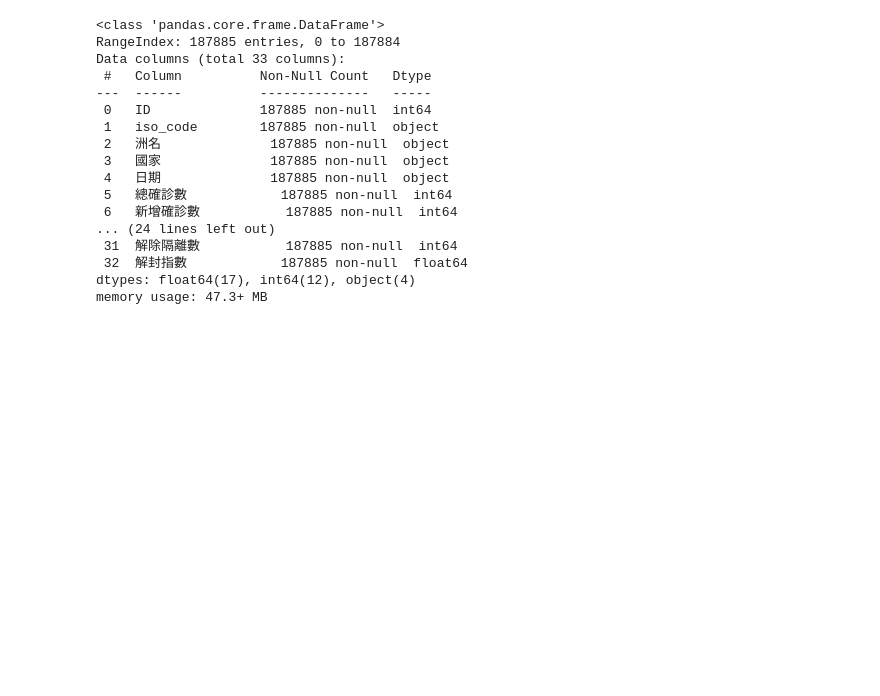
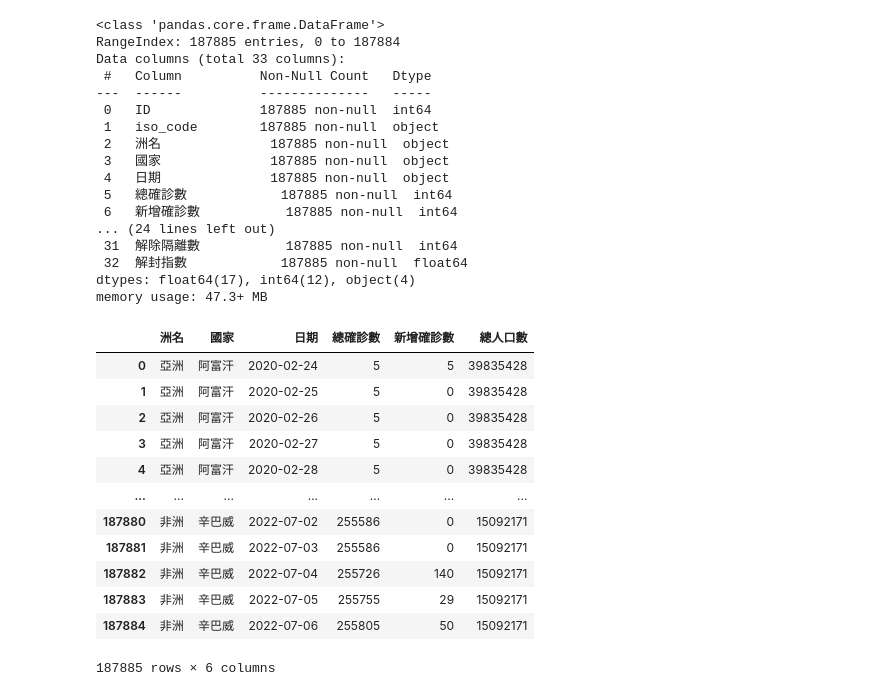
Before and after one commit to Ruanck09/__08_28__Lesson_1_3__, a Jupyter notebook: lesson18_1.ipynb, the cells around one changed output. Saved outputs shown, nothing was run; the diff lists cells and outputs as text; code cells hidden in the pictures; blank space fills up the shorter version.

```diff
--- a/lesson18_1.ipynb
+++ b/lesson18_1.ipynb
@@ -37,3 +37,21 @@ Data columns (total 33 columns):
  32  解封指數            187885 non-null  float64
 dtypes: float64(17), int64(12), object(4)
 memory usage: 47.3+ MB
+# %%
+#利用reindex(),取出所需要的欄位
+dataframe2 = dataframe1.reindex(columns=['洲名', '國家', '日期', '總確診數', '新增確診數', '總人口數'])
+dataframe2
+# %% [output]
+|  | 洲名 | 國家 | 日期 | 總確診數 | 新增確診數 | 總人口數 |
+| 0 | 亞洲 | 阿富汗 | 2020-02-24 | 5 | 5 | 39835428 |
+| 1 | 亞洲 | 阿富汗 | 2020-02-25 | 5 | 0 | 39835428 |
+| 2 | 亞洲 | 阿富汗 | 2020-02-26 | 5 | 0 | 39835428 |
+| 3 | 亞洲 | 阿富汗 | 2020-02-27 | 5 | 0 | 39835428 |
+| 4 | 亞洲 | 阿富汗 | 2020-02-28 | 5 | 0 | 39835428 |
+| ... | ... | ... | ... | ... | ... | ... |
+| 187880 | 非洲 | 辛巴威 | 2022-07-02 | 255586 | 0 | 15092171 |
+| 187881 | 非洲 | 辛巴威 | 2022-07-03 | 255586 | 0 | 15092171 |
+| 187882 | 非洲 | 辛巴威 | 2022-07-04 | 255726 | 140 | 15092171 |
+| 187883 | 非洲 | 辛巴威 | 2022-07-05 | 255755 | 29 | 15092171 |
+| 187884 | 非洲 | 辛巴威 | 2022-07-06 | 255805 | 50 | 15092171 |
+187885 rows × 6 columns
```
Also changed, not shown: parts of 14 cells of this notebook, 5 other files.
